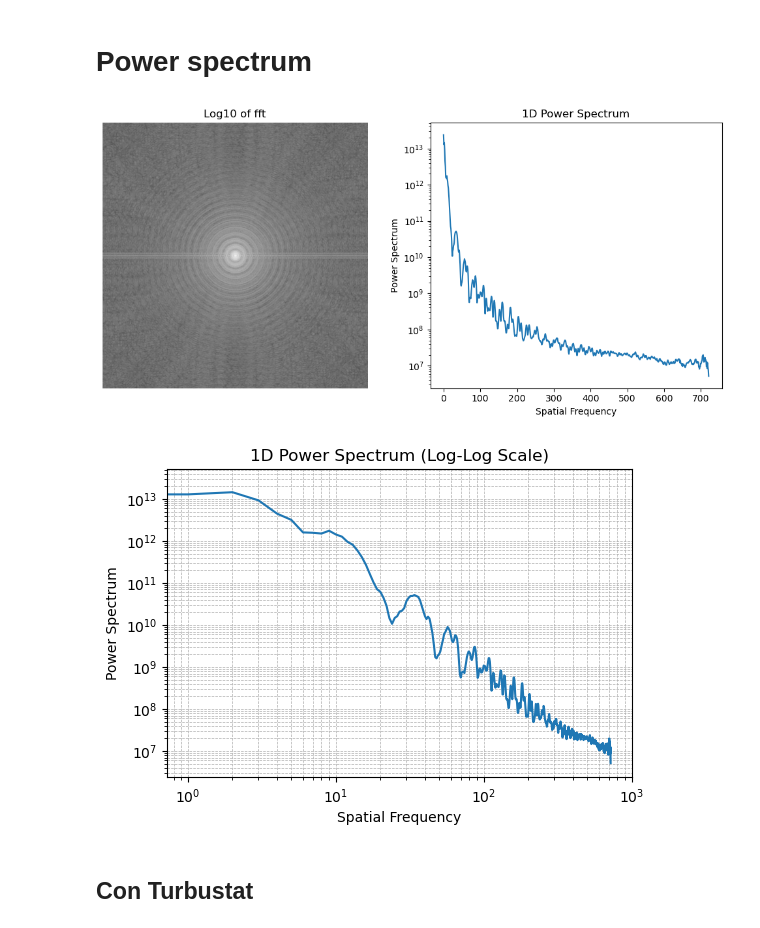
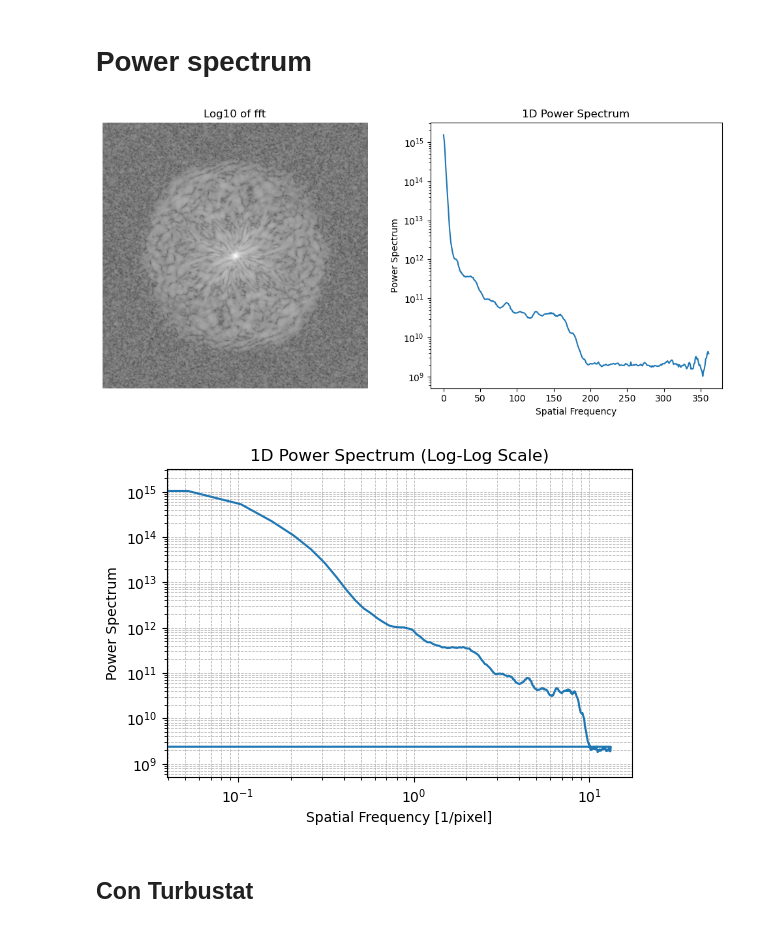
Before and after one commit to Leonardo-5/Speckle-Analisys-for-AO, a Jupyter notebook: speckle_FFT.ipynb, the cells around one changed output. Saved outputs shown, nothing was run; the diff lists cells and outputs as text; code cells hidden in the pictures.

```diff
--- a/speckle_FFT.ipynb
+++ b/speckle_FFT.ipynb
@@ -174,8 +174,8 @@ background_level = np.median(data_raw)
 data = data_raw - background_level
 data[data < 0] = 0
 
-#image = data.copy()
-image = image[:1022, :1022]
+image = data.copy()
+#image = image[:1022, :1022]
 # Define a function for azimuthal averaging
 def azimuthalAverage(image, center=None):
 	"""
@@ -213,38 +213,43 @@ F1 = fftpack.fft2(image)
 F2 = fftpack.fftshift( F1 )
 
 # 2D power spectrum
 psd2D = np.abs( F2 )**2
 
 #azimuthally averaged 1D power spectrum
 psd1D = azimuthalAverage(psd2D)
 
 # Plot the 2D power spectrum
 plt.figure(figsize=(10, 5))
 plt.subplot(1, 2, 1)
 plt.imshow(np.log10(psd2D), cmap='gray')
 plt.title("Log10 of fft")
 plt.axis("off")
 
 # Plot the azimuthally averaged 1D power spectrum
 plt.subplot(1, 2, 2)
 plt.semilogy(psd1D)
 plt.title("1D Power Spectrum")
 plt.xlabel("Spatial Frequency")
 plt.ylabel("Power Spectrum")
 
 plt.tight_layout()
 plt.show()
-# Plot the azimuthally averaged 1D power spectrum in log-log scale
+
+# Convert spatial frequency to arcseconds^-1
+pixel_scale = plate_scale  # Plate scale in arcseconds/pixel
+spatial_frequency = np.fft.fftfreq(image.shape[0], d=pixel_scale)
+
+# Plot the azimuthally averaged 1D power spectrum in log-log scale with correct units
 plt.figure(figsize=(6, 4))
-plt.loglog(psd1D)
+plt.loglog(spatial_frequency[:len(psd1D)], psd1D)
 plt.title("1D Power Spectrum (Log-Log Scale)")
-plt.xlabel("Spatial Frequency")
+plt.xlabel("Spatial Frequency [1/pixel]")
 plt.ylabel("Power Spectrum")
 plt.grid(True, which="both", linestyle="--", linewidth=0.5)
 plt.show()
 # %% [output]
-[figure, old version]
+[figure, new version]
-[figure, old version]
+[figure, new version]
 # %% [markdown]
 ## Con Turbustat
 # %%
```
Also changed, not shown: parts of 6 cells of this notebook, 3 other files.
